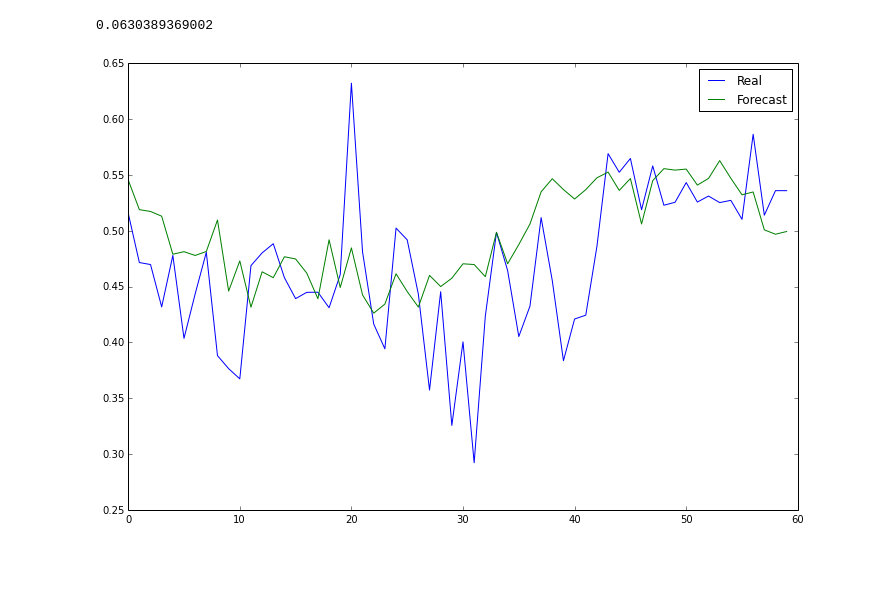
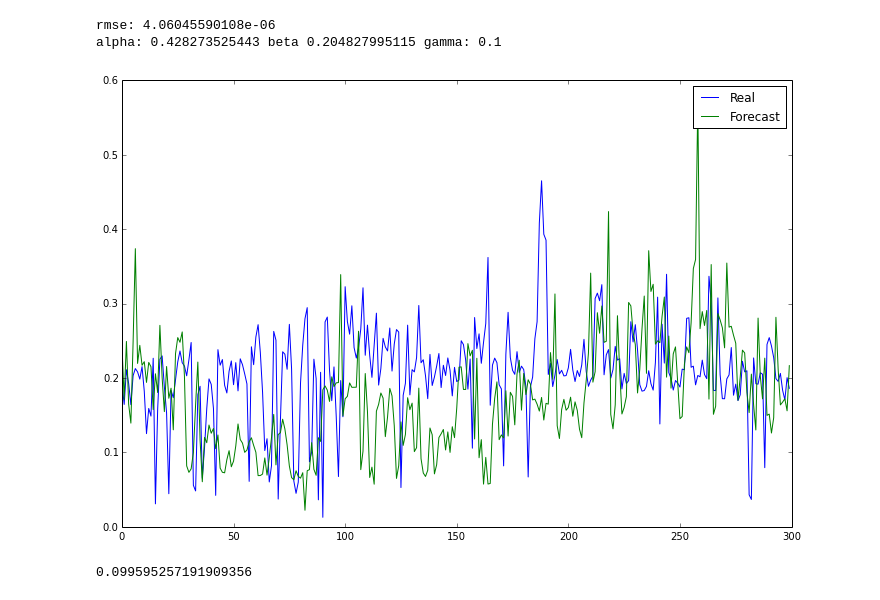
Before and after one commit to Manrich121/ForecastingCloud, a Jupyter notebook: DataPlot/src/exp_smoothing_cpudata.ipynb, the cells around one changed output. Drawn from its saved outputs; the diff is of its cells as text; code cells hidden in the pictures; blank space fills up the shorter version.

```diff
--- a/DataPlot/src/exp_smoothing_cpudata.ipynb
+++ b/DataPlot/src/exp_smoothing_cpudata.ipynb
@@ -8,6 +9,7 @@ from scipy import fft, arange
 # %%
-data = np.genfromtxt("d:/data/cpuRate/cpuRate_4815459946.csv", delimiter=',', usecols=(0,1))
+data = np.genfromtxt("d:/data/cpuRate/cpuRate_660404.csv", delimiter=',', usecols=(0,1))
 
 fig = plt.figure(figsize=(12,8))
 plt.plot(data[:,1]);
+plt.xlim(0, 8500);
 # %% [output]
@@ -15,23 +17,29 @@ plt.plot(data[:,1]);
 # %%
 '''
 Input window = 250 hours = 250*12 = 3000
-look ahead window 60 samples =  5 hours = 5*12 = 60
+look ahead window 60 samples =  5 hours = 720min/5 = 60
 one day sample = 24hours*60min /5min = 288
 '''
 input_window = 3000
-predic_window = 60
-one_day_samples = 300
+predic_window = 300
+one_day_samples = 288
 real = data[input_window:input_window+predic_window,1]
 # %%
 Y = data[:input_window,1].tolist()
-forecast, alpha, beta, gamma, rmse = hw.additive(Y, m=60, fc=predic_window)
+forecast, alpha, beta, gamma, rmse = hw.additive(Y, m=input_window, fc=predic_window)
 
-print rmse
+print "rmse:", rmse
+print "alpha:", alpha, "beta", beta, "gamma:", gamma
 
 plt.figure(figsize=(12,8))
 plt.plot(real, label='Real');
 plt.plot(forecast, label='Forecast');
 plt.legend();
 # %% [output]
-0.0630389369002
+rmse: 4.06045590108e-06
+alpha: 0.428273525443 beta 0.204827995115 gamma: 0.1
-[figure, old version]
+[figure, new version]
+# %%
+sqrt(mean_squared_error(real, forecast))
+# %% [output]
+0.099595257191909356
```
Also changed, not shown: parts of 2 cells of this notebook, 6 other files.
